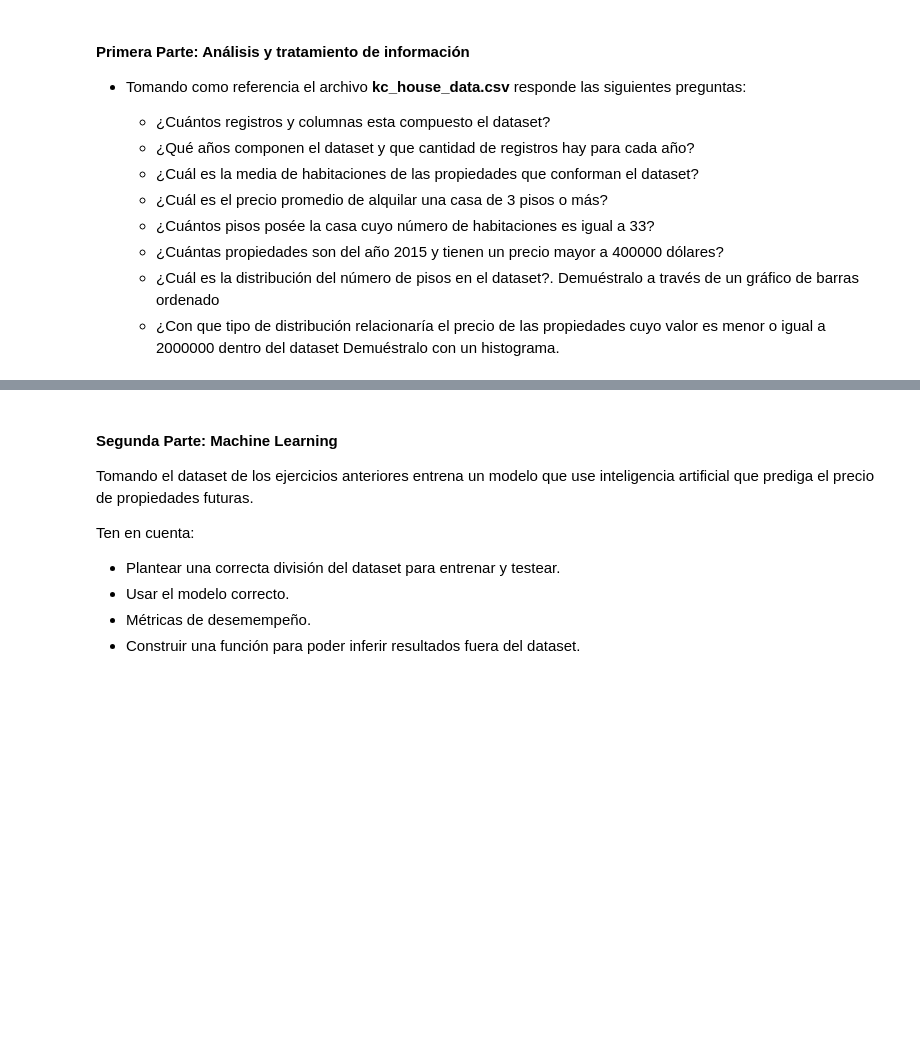
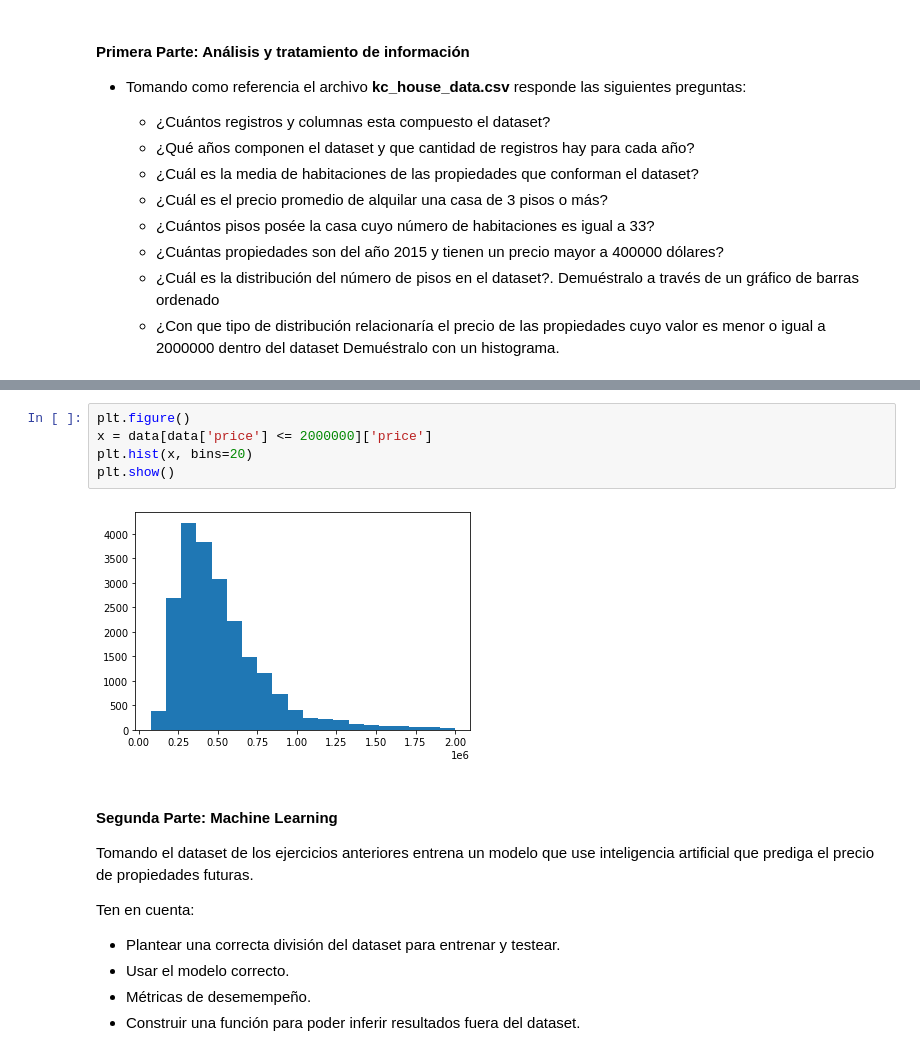
Before and after one commit to ndiaz9/NicolasDiaz, a Jupyter notebook: Desafio_Equinox.ipynb, the cells around one changed output, grey strips where cells are left out. Drawn from its saved outputs; the diff is of its cells as text; blank space fills up the shorter version.

```diff
--- a/Desafio_Equinox.ipynb
+++ b/Desafio_Equinox.ipynb
@@ -56,3 +155,10 @@ Te esperamos.
+# %%
+plt.figure()
+x = data[data['price'] <= 2000000]['price']
+plt.hist(x, bins=20)
+plt.show()
+# %% [output]
+[figure, added]
 # %% [markdown]
 <h4> Segunda Parte: Machine Learning </h4>
 
```
Also changed, not shown: parts of 56 cells of this notebook.
